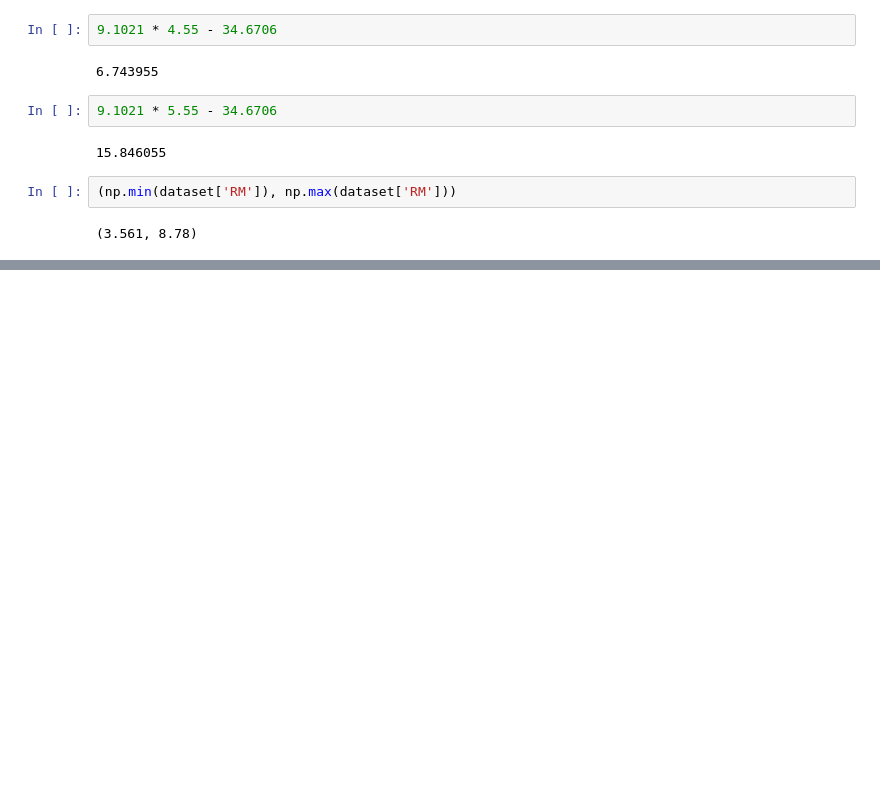
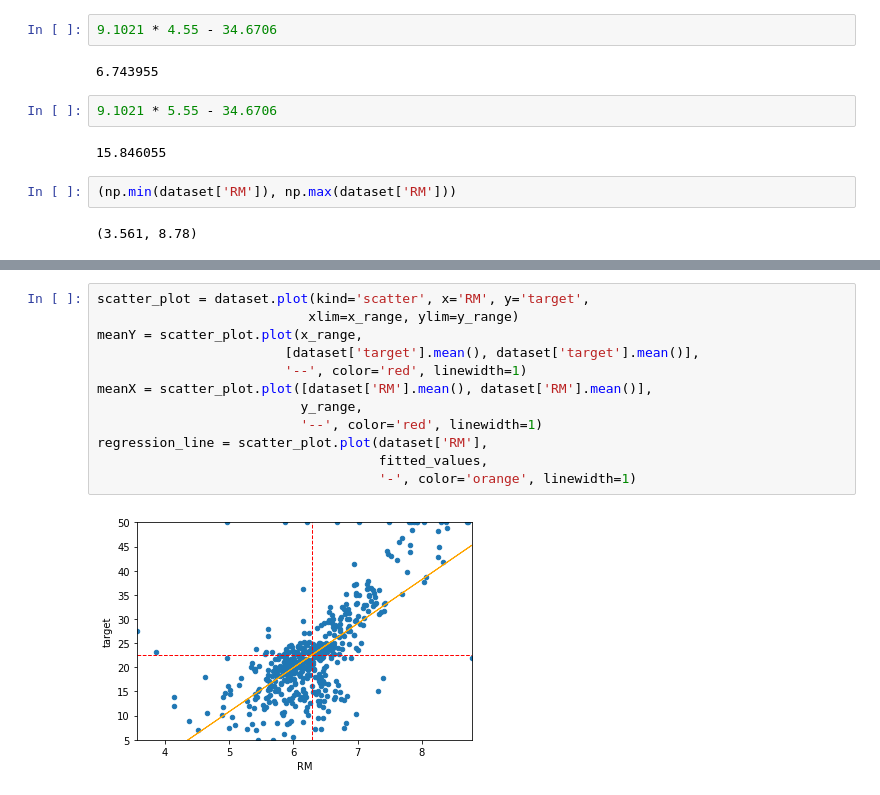
Before and after one commit to leehosung/regression, a Jupyter notebook: 2. 단순선형회귀분석 접근/2.3 선형회귀로 확장.ipynb, the cells around one changed output, grey strips where cells are left out. Drawn from its saved outputs; the diff is of its cells as text; blank space fills up the shorter version.

```diff
--- a/2. 단순선형회귀분석 접근/2.3 선형회귀로 확장.ipynb
+++ b/2. 단순선형회귀분석 접근/2.3 선형회귀로 확장.ipynb
@@ -149,0 +197,14 @@ Length: 506, dtype: float64
+# %%
+scatter_plot = dataset.plot(kind='scatter', x='RM', y='target',
+                           xlim=x_range, ylim=y_range)
+meanY = scatter_plot.plot(x_range,
+                        [dataset['target'].mean(), dataset['target'].mean()],
+                        '--', color='red', linewidth=1)
+meanX = scatter_plot.plot([dataset['RM'].mean(), dataset['RM'].mean()],
+                          y_range,
+                          '--', color='red', linewidth=1)
+regression_line = scatter_plot.plot(dataset['RM'],
+                                    fitted_values,
+                                    '-', color='orange', linewidth=1)
+# %% [output]
+[figure, added]
```
Also changed, not shown: parts of 22 cells of this notebook, 3 other files.
